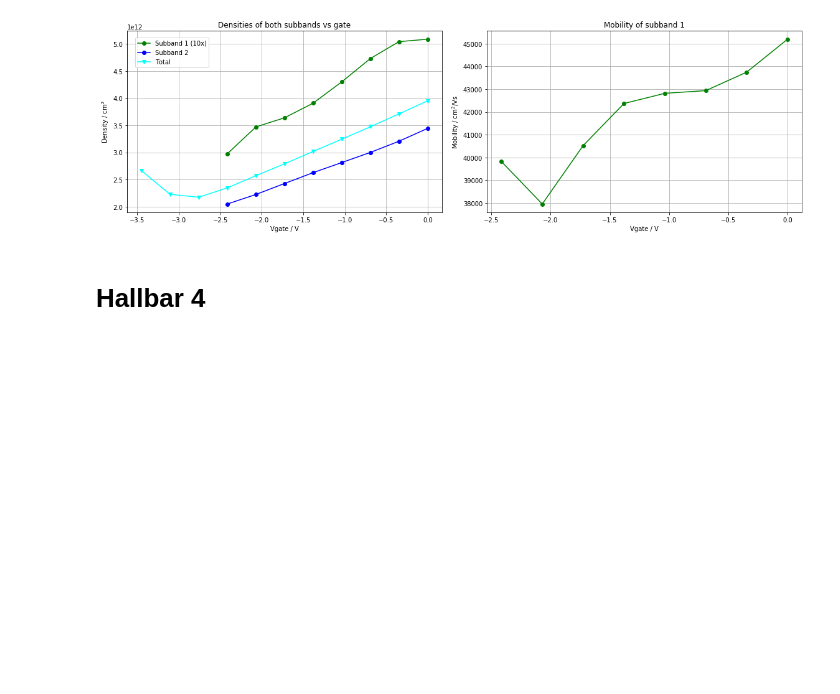
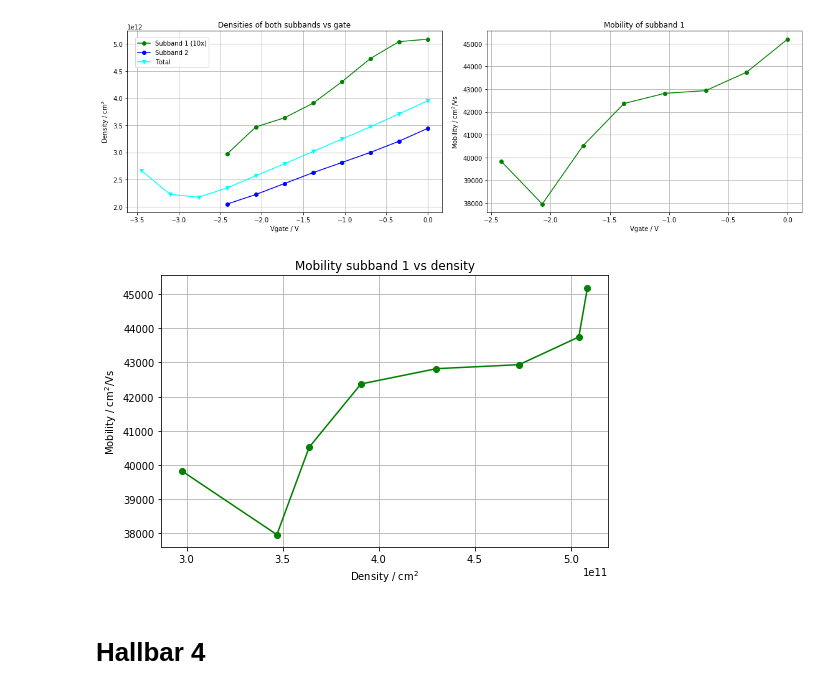
Before and after one commit to danielbouman/2deg, a Jupyter notebook: JSL109_01_hallbar_analysis.ipynb, the cells around one changed output. Cells and saved outputs as stored; diff of their text form; code cells hidden in the pictures; blank space fills up the shorter version.

Commit message:
Added density vs mobility plot for subband 1 data of hallbar 3 and 4

```diff
--- a/JSL109_01_hallbar_analysis.ipynb
+++ b/JSL109_01_hallbar_analysis.ipynb
@@ -357,6 +357,18 @@ fig_3d.tight_layout()
 fig_3d.savefig('../plots/hallbar3_subbands.png')
 # %% [output]
 [figure]
+# %%
+fig_3e, ax_3e = plt.subplots(figsize=(8,5))
+ax_3e.plot(n_band1,mu_band1,'o-',color='green')
+ax_3e.set_xlabel(u'Density / cm$^{2}$')
+ax_3e.set_ylabel(u'Mobility / cm$^{2}$/Vs')
+ax_3e.set_title('Mobility subband 1 vs density')
+ax_3e.grid(which='major')
+
+# Save figure
+fig_3e.savefig('../plots/hallbar3_subband1_mobility_vs_density.png')
+# %% [output]
+[figure, added]
 # %% [markdown]
 # Hallbar 4
 # %% [markdown]
```
Also changed, not shown: parts of 1 cell of this notebook.
